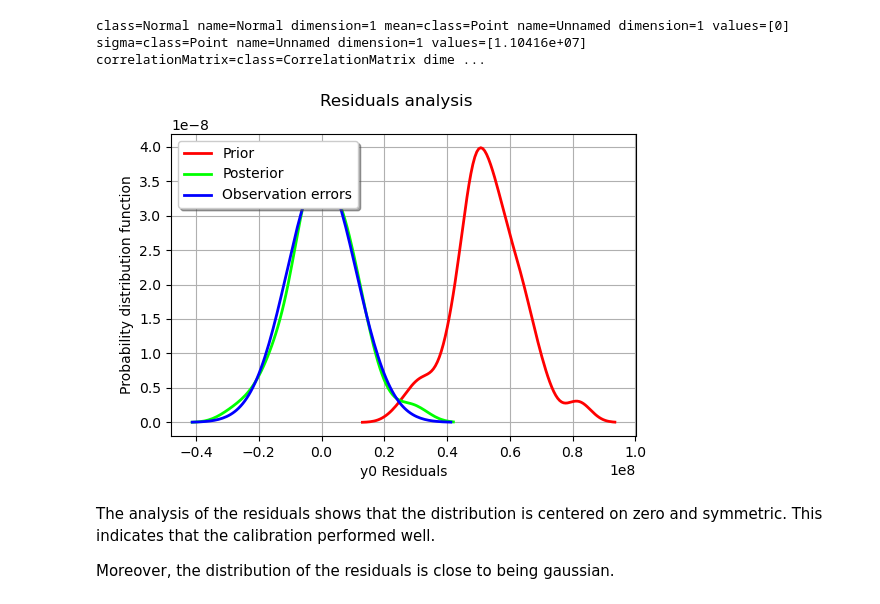
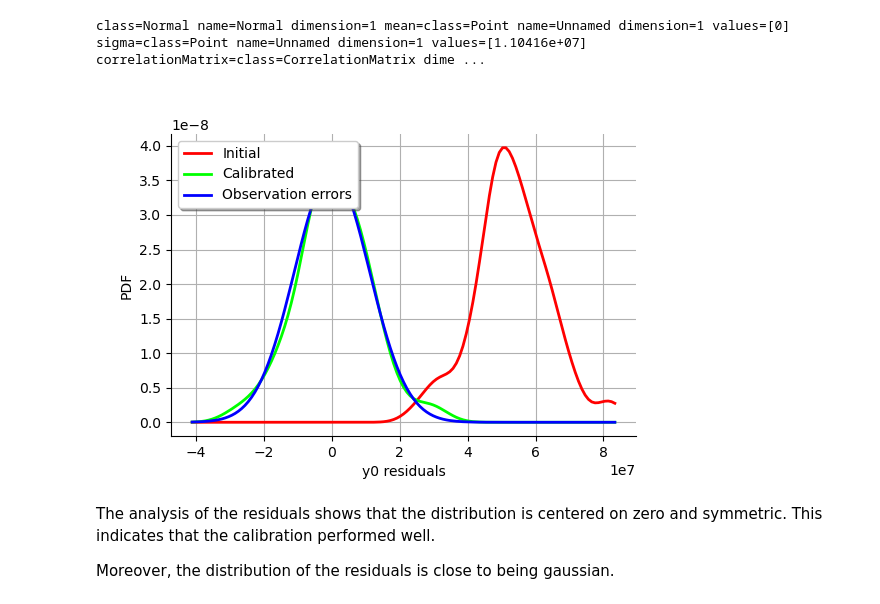
Before and after one commit to mbaudin47/hpcuqtraining, a Jupyter notebook: 2021/Scripts/Calibration/Exercise-calage-deterministic-Chaboche.ipynb, the cells around one changed output. Cells and saved outputs as stored; diff of their text form; code cells hidden in the pictures.

Commit message:
Calibration: remove unnecessary graphical class.

```diff
--- a/2021/Scripts/Calibration/Exercise-calage-deterministic-Chaboche.ipynb
+++ b/2021/Scripts/Calibration/Exercise-calage-deterministic-Chaboche.ipynb
@@ -572,11 +215,11 @@ observationError
 # %% [output]
 class=Normal name=Normal dimension=1 mean=class=Point name=Unnamed dimension=1 values=[0] sigma=class=Point name=Unnamed dimension=1 values=[1.10416e+07] correlationMatrix=class=CorrelationMatrix dime ...
 # %%
-graph = mypcr.drawResiduals()
+graph = calibrationResult.drawResiduals()
 graph.setLegendPosition("topleft")
 graph
 # %% [output]
-[figure, old version]
+[figure, new version]
 # %% [markdown]
 The analysis of the residuals shows that the distribution is centered on zero and symmetric. This indicates that the calibration performed well.
 
```
Also changed, not shown: parts of 14 cells of this notebook, 1 other file.
